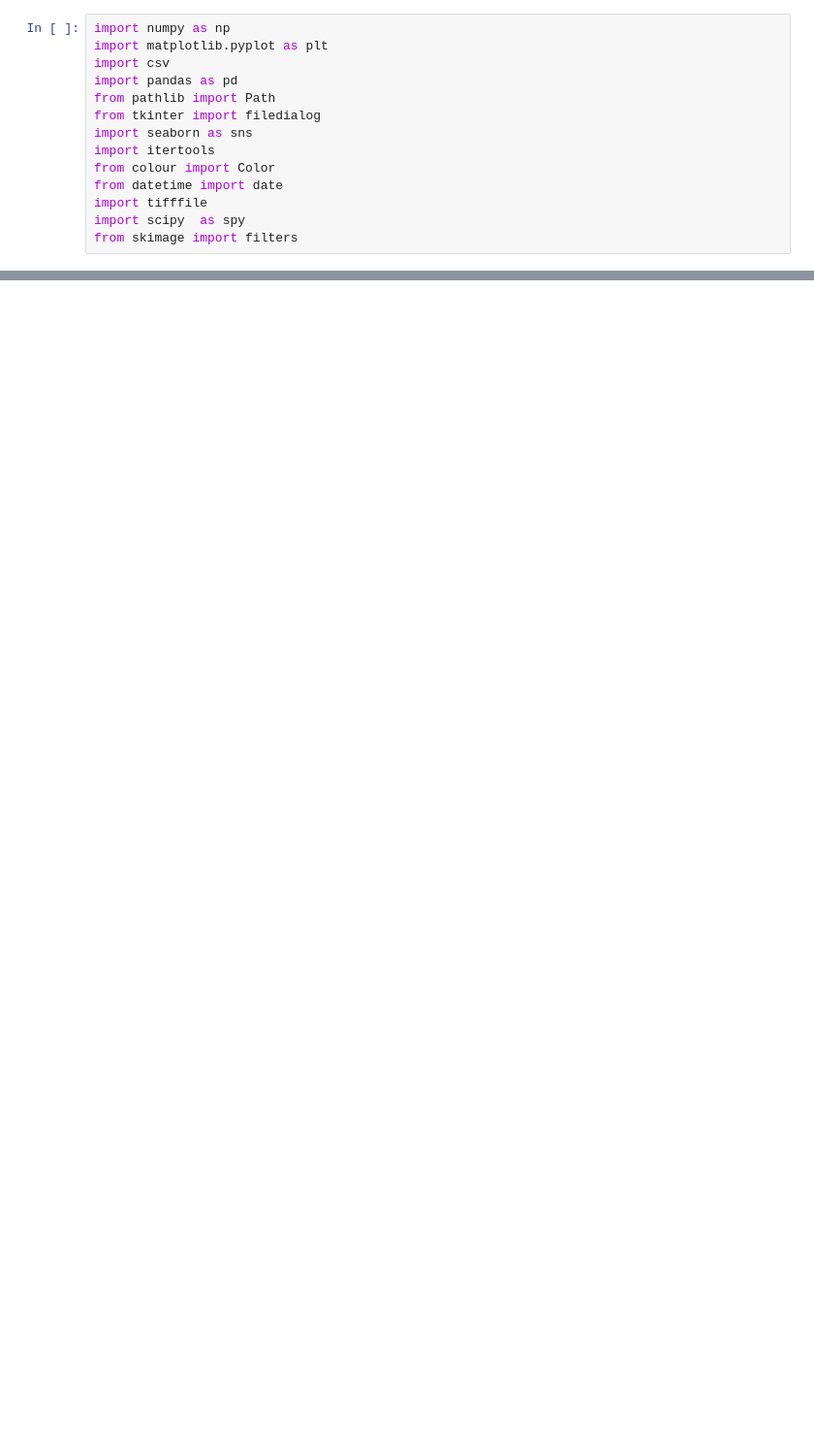
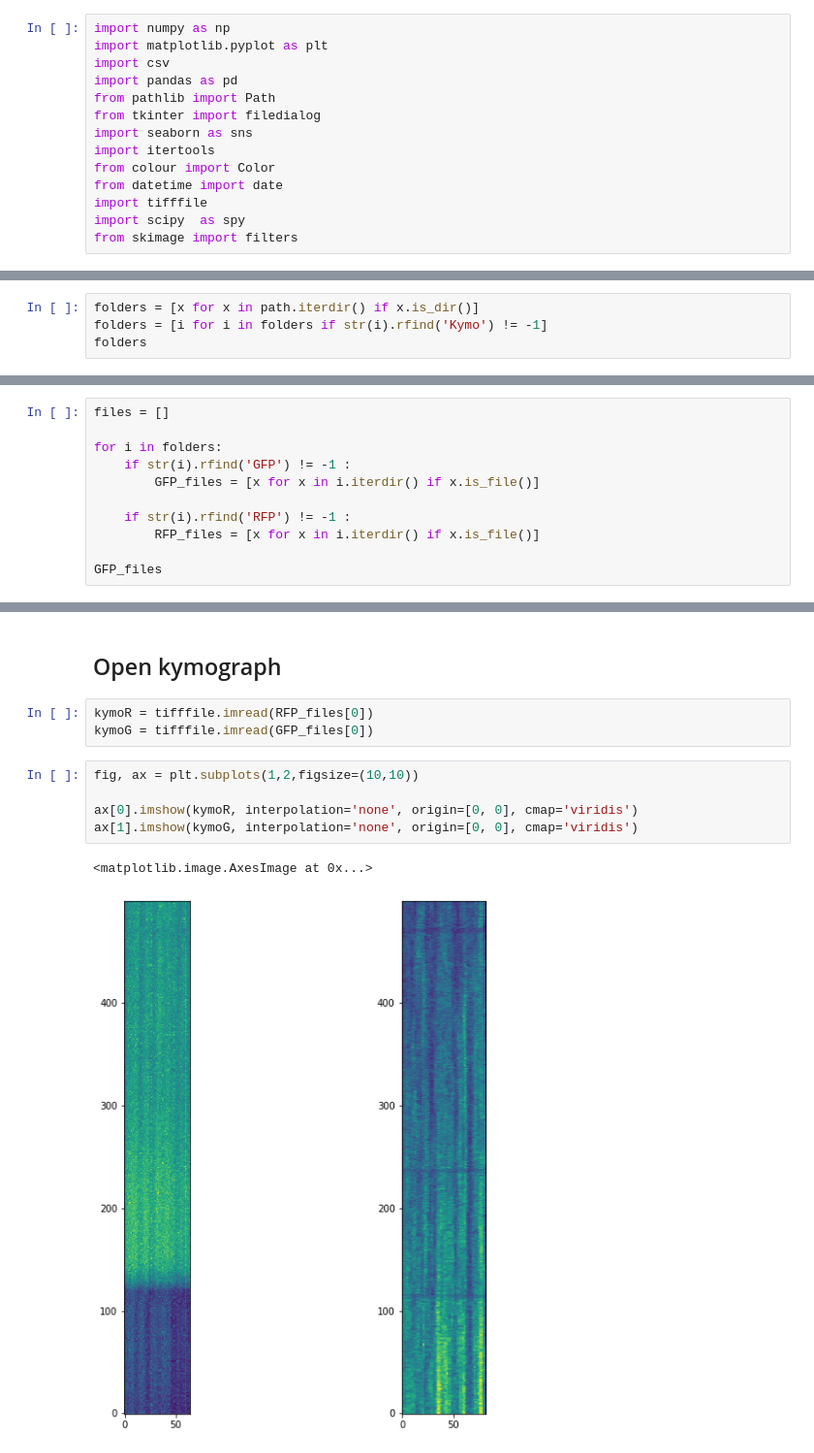
Before and after one commit to sofiacruzt/sofia-brouhardlab, a Jupyter notebook: curvature_taxol/Photobleaching-OneStack.ipynb, the cells around one changed output, grey strips where cells are left out. Shown at 97% size. Drawn from its saved outputs; the diff is of its cells as text; blank space fills up the shorter version.

```diff
--- a/curvature_taxol/Photobleaching-OneStack.ipynb
+++ b/curvature_taxol/Photobleaching-OneStack.ipynb
@@ -261,0 +29,4 @@ coeff_masked, coeff_otsu, coeff_otsu_masked
+# %%
+folders = [x for x in path.iterdir() if x.is_dir()]
+folders = [i for i in folders if str(i).rfind('Kymo') != -1]
+folders
@@ -261,0 +36,11 @@ coeff_masked, coeff_otsu, coeff_otsu_masked
+# %%
+files = []
+
+for i in folders:
+    if str(i).rfind('GFP') != -1 :
+        GFP_files = [x for x in i.iterdir() if x.is_file()]
+
+    if str(i).rfind('RFP') != -1 :
+        RFP_files = [x for x in i.iterdir() if x.is_file()]
+
+GFP_files
@@ -261,0 +95,13 @@ coeff_masked, coeff_otsu, coeff_otsu_masked
+# %% [markdown]
+## Open kymograph ##
+# %%
+kymoR = tifffile.imread(RFP_files[0])
+kymoG = tifffile.imread(GFP_files[0])
+# %%
+fig, ax = plt.subplots(1,2,figsize=(10,10))
+
+ax[0].imshow(kymoR, interpolation='none', origin=[0, 0], cmap='viridis')
+ax[1].imshow(kymoG, interpolation='none', origin=[0, 0], cmap='viridis')
+# %% [output]
+<matplotlib.image.AxesImage at 0x...>
+[figure, added]
```
Also changed, not shown: parts of 38 cells of this notebook.
